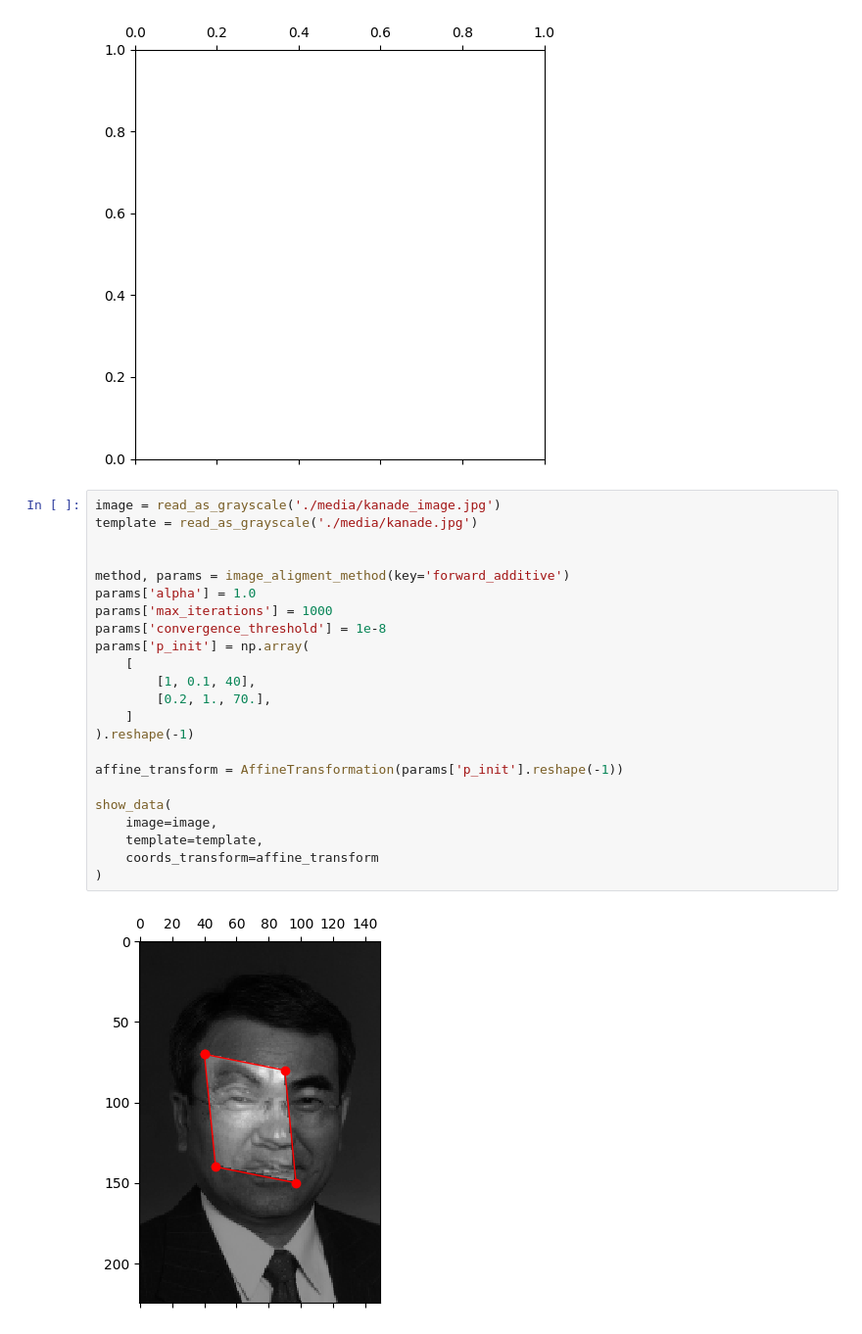
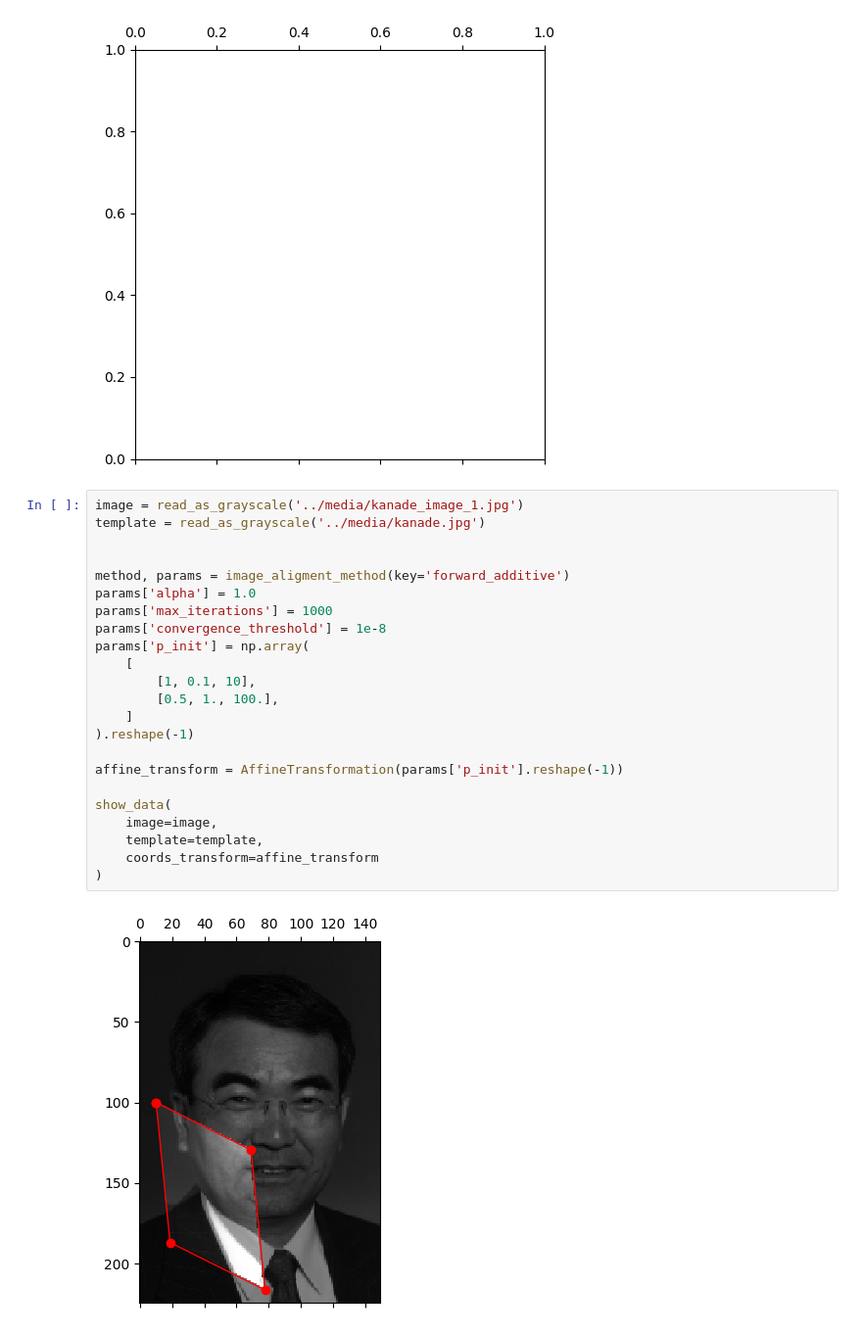
Before and after one commit to GerasimovIV/dense_image_aligment, a Jupyter notebook: notebooks/AffineExample.ipynb, the cells around one changed output. Shown at 98% size. Drawn from its saved outputs; the diff is of its cells as text.

```diff
--- a/notebooks/AffineExample.ipynb
+++ b/notebooks/AffineExample.ipynb
@@ -93,30 +93,30 @@ save_aligment_progress(
 # %% [output]
 [figure]
 # %%
-image = read_as_grayscale('./media/kanade_image.jpg')
-template = read_as_grayscale('./media/kanade.jpg')
+image = read_as_grayscale('../media/kanade_image_1.jpg')
+template = read_as_grayscale('../media/kanade.jpg')
 
 
 method, params = image_aligment_method(key='forward_additive')
 params['alpha'] = 1.0
 params['max_iterations'] = 1000
 params['convergence_threshold'] = 1e-8
 params['p_init'] = np.array(
     [
-        [1, 0.1, 40],
-        [0.2, 1., 70.],
+        [1, 0.1, 10],
+        [0.5, 1., 100.],
     ]
 ).reshape(-1)
 
 affine_transform = AffineTransformation(params['p_init'].reshape(-1))
 
 show_data(
     image=image,
     template=template,
     coords_transform=affine_transform
 )
 # %% [output]
-[figure, old version]
+[figure, new version]
 # %%
 params['p_init'] = cv2.invertAffineTransform(params['p_init'].reshape(2, 3)).reshape(-1)
 ps = method(
```
Also changed, not shown: parts of 2 cells of this notebook, 2 other files.
